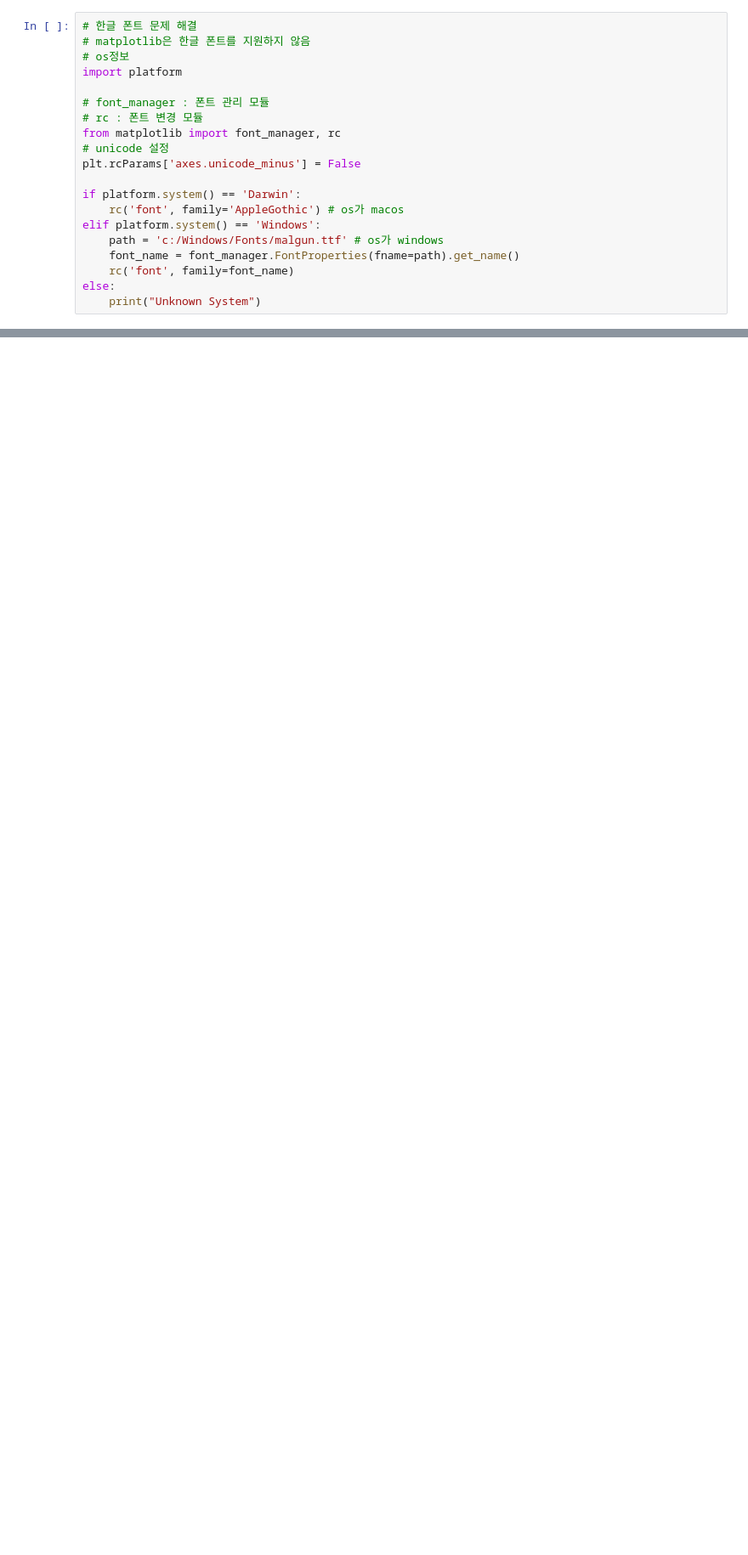
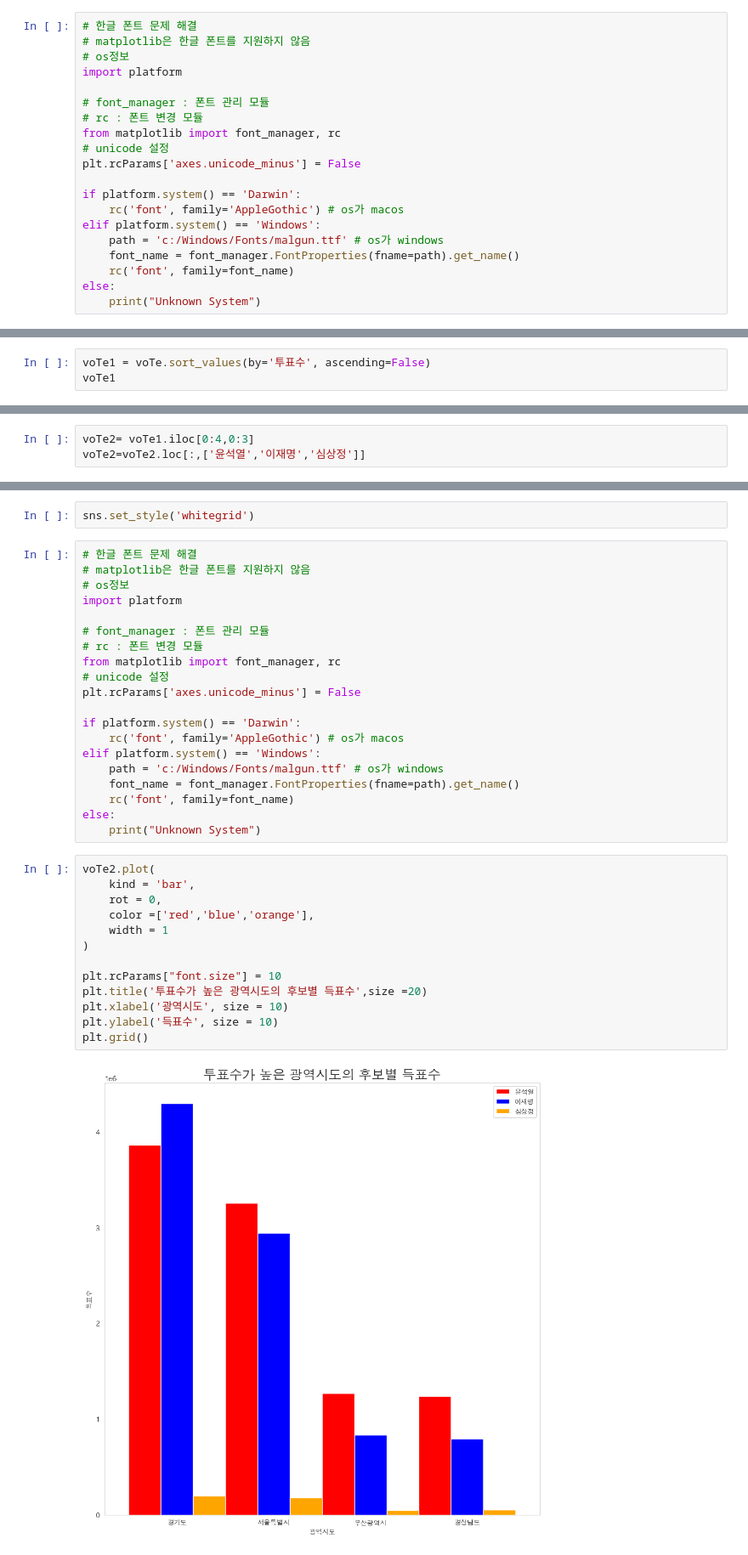
Before and after one commit to kim0502/Pythonelkim, a Jupyter notebook: 3.DataAnalysis/Note/12.대선자료시각화.ipynb, the cells around one changed output, grey strips where cells are left out. Shown: that part at 85% size. Saved outputs shown, nothing was run; the diff lists cells and outputs as text; blank space fills up the shorter version.

```diff
--- a/3.DataAnalysis/Note/12.대선자료시각화.ipynb
+++ b/3.DataAnalysis/Note/12.대선자료시각화.ipynb
@@ -396,0 +527,3 @@ plt.show()
+# %%
+voTe1 = voTe.sort_values(by='투표수', ascending=False)
+voTe1
@@ -396,0 +550,3 @@ plt.show()
+# %%
+voTe2= voTe1.iloc[0:4,0:3]
+voTe2=voTe2.loc[:,['윤석열','이재명','심상정']]
@@ -396,0 +556,37 @@ plt.show()
+# %%
+sns.set_style('whitegrid')
+# %%
+# 한글 폰트 문제 해결
+# matplotlib은 한글 폰트를 지원하지 않음
+# os정보
+import platform
+
+# font_manager : 폰트 관리 모듈
+# rc : 폰트 변경 모듈
+from matplotlib import font_manager, rc
+# unicode 설정
+plt.rcParams['axes.unicode_minus'] = False
+
+if platform.system() == 'Darwin':
+    rc('font', family='AppleGothic') # os가 macos
+elif platform.system() == 'Windows':
+    path = 'c:/Windows/Fonts/malgun.ttf' # os가 windows
+    font_name = font_manager.FontProperties(fname=path).get_name()
+    rc('font', family=font_name)
+else:
+    print("Unknown System")
+# %%
+voTe2.plot(
+    kind = 'bar',
+    rot = 0,
+    color =['red','blue','orange'],
+    width = 1
+)
+
+plt.rcParams["font.size"] = 10
+plt.title('투표수가 높은 광역시도의 후보별 득표수',size =20)
+plt.xlabel('광역시도', size = 10)
+plt.ylabel('득표수', size = 10)
+plt.grid()
+# %% [output]
+[figure, added]
```
Also changed, not shown: parts of 19 cells of this notebook, 1 other file.
